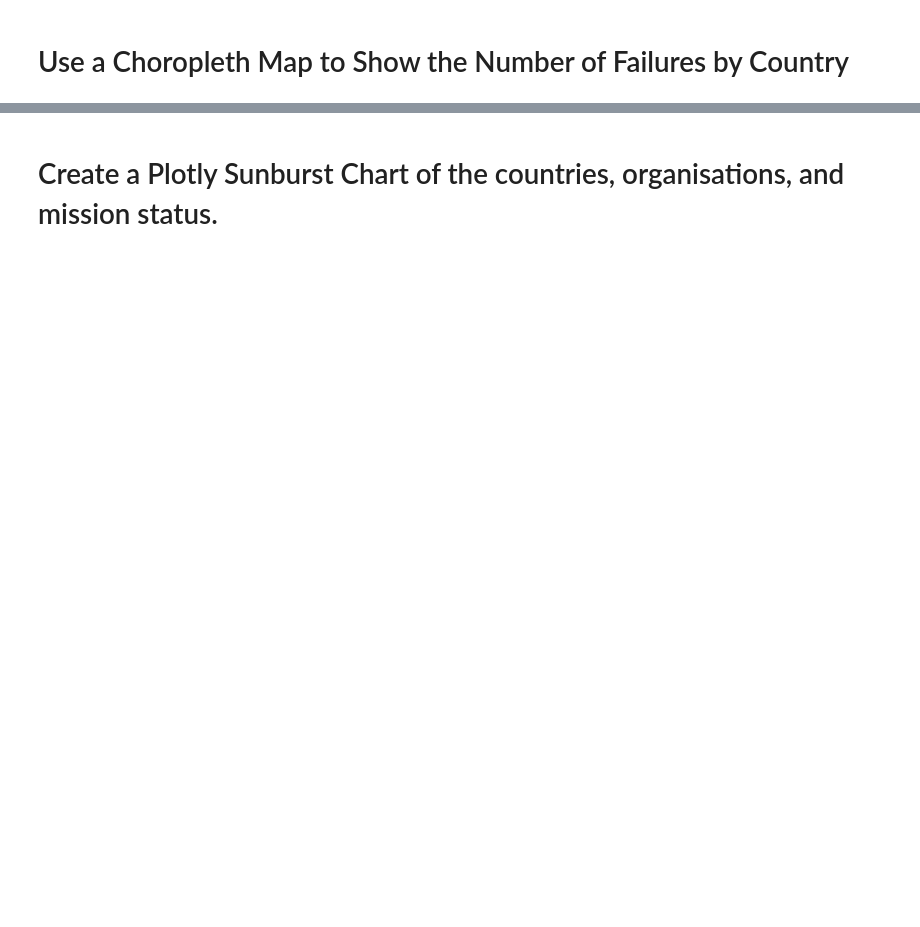
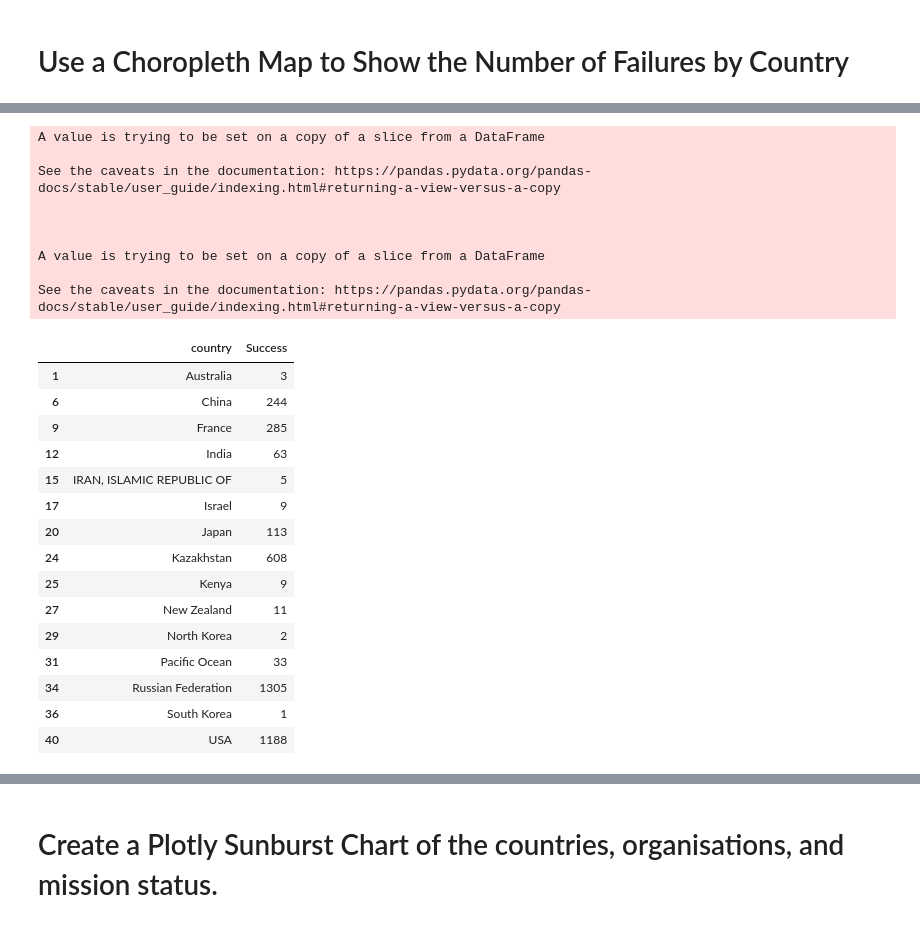
Before and after one commit to nkp1111/python-projects, a Jupyter notebook: 18.analyse_and_visualise_the_space_race/Space_Missions_Analysis_(start).ipynb, the cells around one changed output, grey strips where cells are left out. Drawn from its saved outputs; the diff is of its cells as text; code cells hidden in the pictures; blank space fills up the shorter version.

```diff
--- a/18.analyse_and_visualise_the_space_race/Space_Missions_Analysis_(start).ipynb
+++ b/18.analyse_and_visualise_the_space_race/Space_Missions_Analysis_(start).ipynb
@@ -238,0 +468,33 @@ You can use the iso3166 package to convert the country names to Alpha3 format.
+# %%
+country_by_success = clean_df.groupby(["country", "Mission_Status"], as_index=False).agg({"Detail": pd.Series.count})
+country_by_success.country = country_by_success.country.astype(str).str.replace("Iran", "IRAN, ISLAMIC REPUBLIC OF")
+successful_launch = country_by_success[country_by_success.Mission_Status == "Success"]
+successful_launch.drop("Mission_Status", axis=1, inplace=True)
+successful_launch.rename(columns={"Detail": "Success"}, inplace=True)
+successful_launch
+# %% [output]
+A value is trying to be set on a copy of a slice from a DataFrame
+
+See the caveats in the documentation: https://pandas.pydata.org/pandas-docs/stable/user_guide/indexing.html#returning-a-view-versus-a-copy
+
+
+
+A value is trying to be set on a copy of a slice from a DataFrame
+
+See the caveats in the documentation: https://pandas.pydata.org/pandas-docs/stable/user_guide/indexing.html#returning-a-view-versus-a-copy
+|  | country | Success |
+| 1 | Australia | 3 |
+| 6 | China | 244 |
+| 9 | France | 285 |
+| 12 | India | 63 |
+| 15 | IRAN, ISLAMIC REPUBLIC OF | 5 |
+| 17 | Israel | 9 |
+| 20 | Japan | 113 |
+| 24 | Kazakhstan | 608 |
+| 25 | Kenya | 9 |
+| 27 | New Zealand | 11 |
+| 29 | North Korea | 2 |
+| 31 | Pacific Ocean | 33 |
+| 34 | Russian Federation | 1305 |
+| 36 | South Korea | 1 |
+| 40 | USA | 1188 |
```
Also changed, not shown: parts of 32 cells of this notebook.
